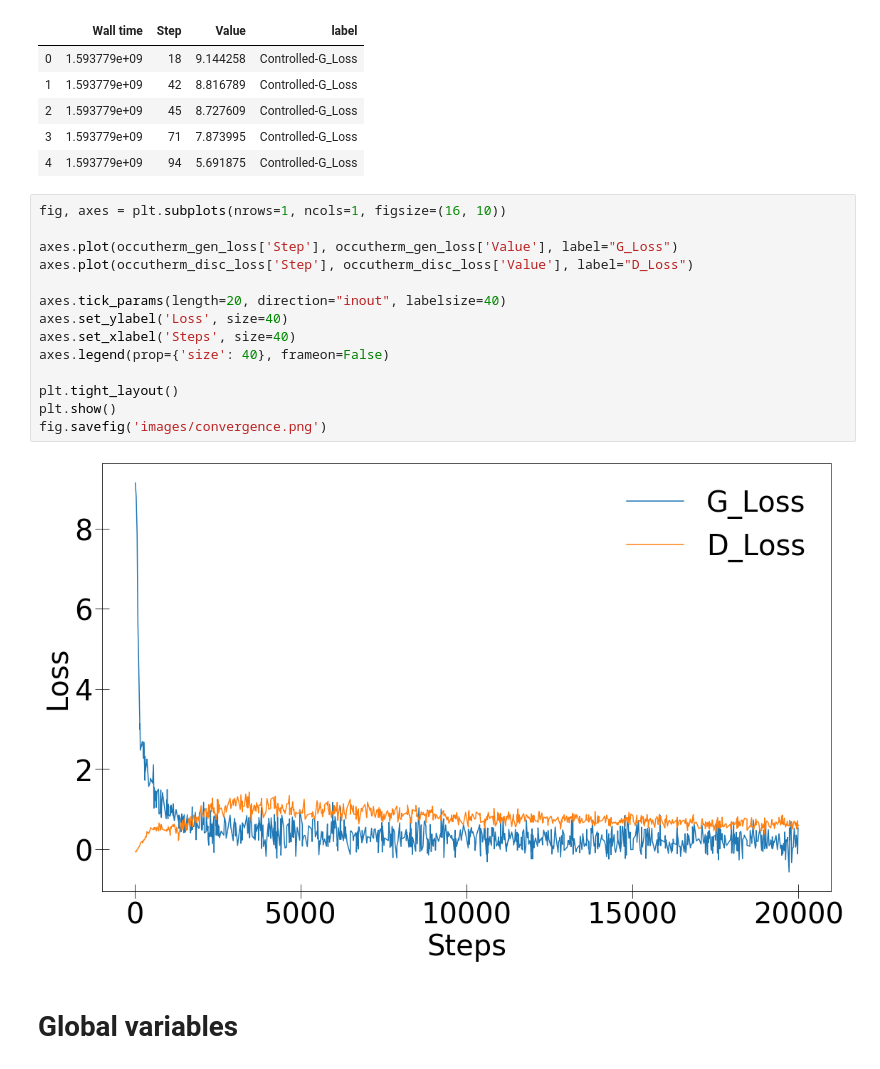
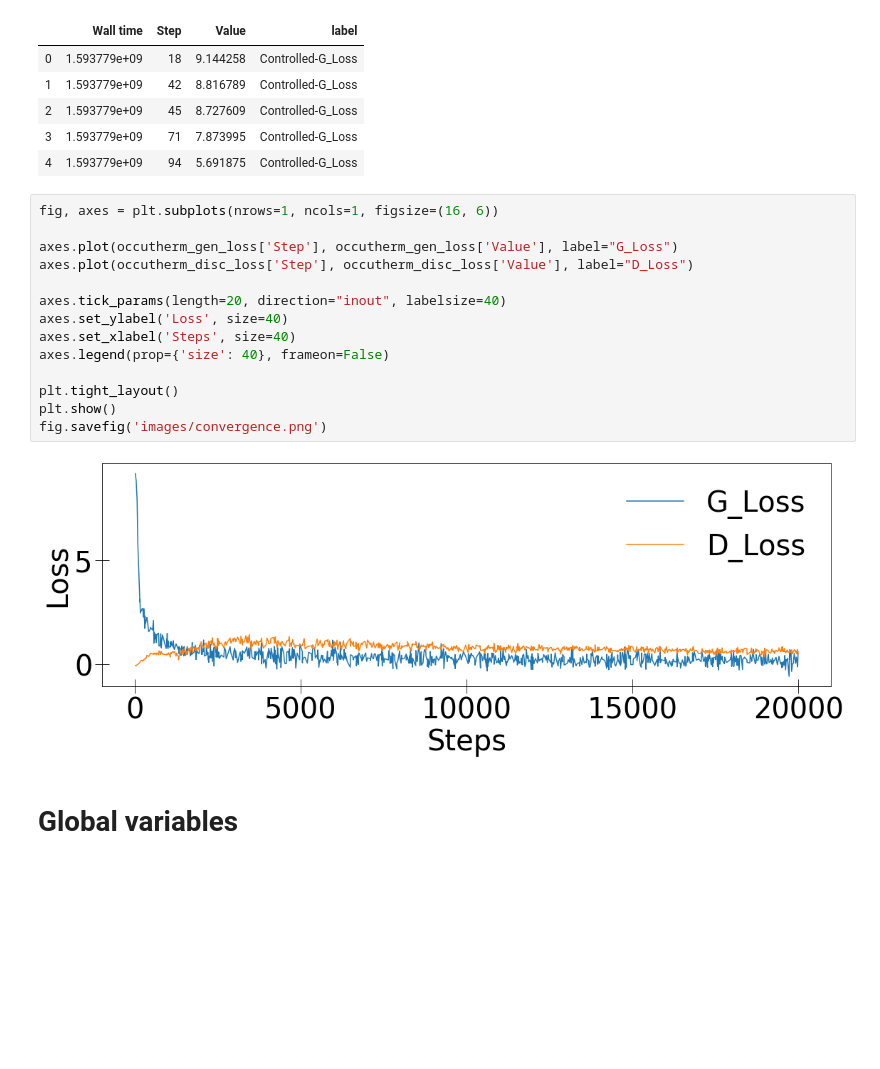
Before and after one commit to buds-lab/comfortGAN, a Jupyter notebook: 9-Visualization-Plots.ipynb, the cells around one changed output. Drawn from its saved outputs; the diff is of its cells as text; blank space fills up the shorter version.

Commit message:
shrinking figure

```diff
--- a/9-Visualization-Plots.ipynb
+++ b/9-Visualization-Plots.ipynb
@@ -38,21 +38,21 @@ occutherm_gen_loss.head()
 | 3 | 1.593779e+09 | 71 | 7.873995 | Controlled-G_Loss |
 | 4 | 1.593779e+09 | 94 | 5.691875 | Controlled-G_Loss |
 # %%
-fig, axes = plt.subplots(nrows=1, ncols=1, figsize=(16, 10))
+fig, axes = plt.subplots(nrows=1, ncols=1, figsize=(16, 6))
 
 axes.plot(occutherm_gen_loss['Step'], occutherm_gen_loss['Value'], label="G_Loss")
 axes.plot(occutherm_disc_loss['Step'], occutherm_disc_loss['Value'], label="D_Loss")
 
 axes.tick_params(length=20, direction="inout", labelsize=40)
 axes.set_ylabel('Loss', size=40)
 axes.set_xlabel('Steps', size=40)
 axes.legend(prop={'size': 40}, frameon=False)
 
 plt.tight_layout()
 plt.show()
 fig.savefig('images/convergence.png')
 # %% [output]
-[figure, old version]
+[figure, new version]
 # %% [markdown]
 # Global variables
 # %%
```
Also changed, not shown: 1 other file.
